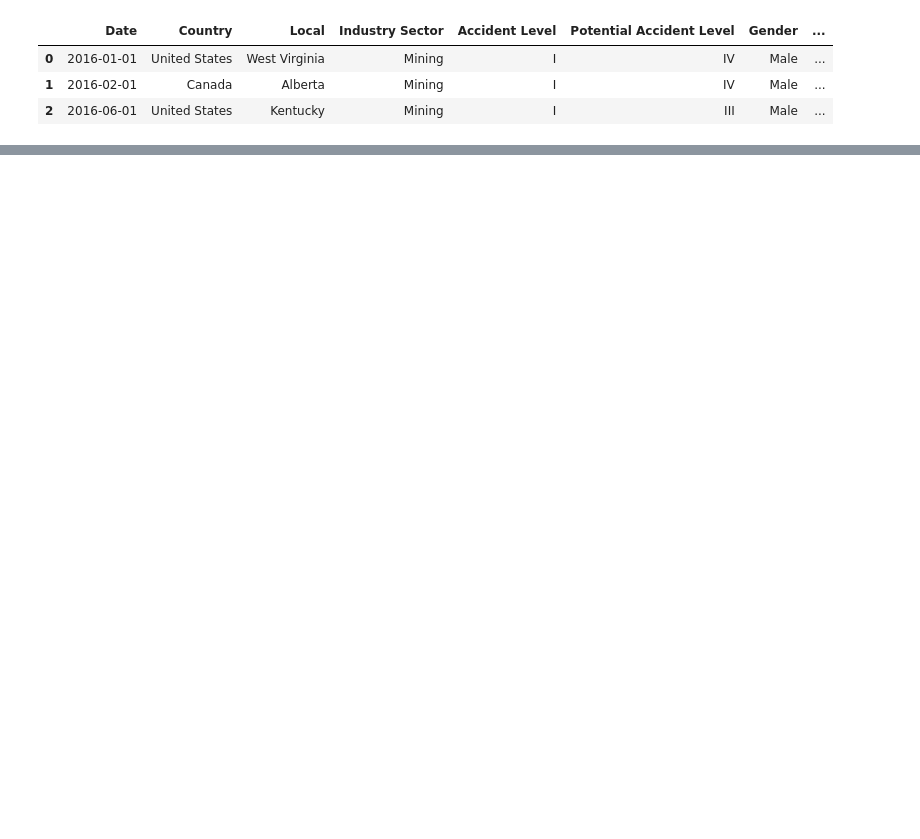
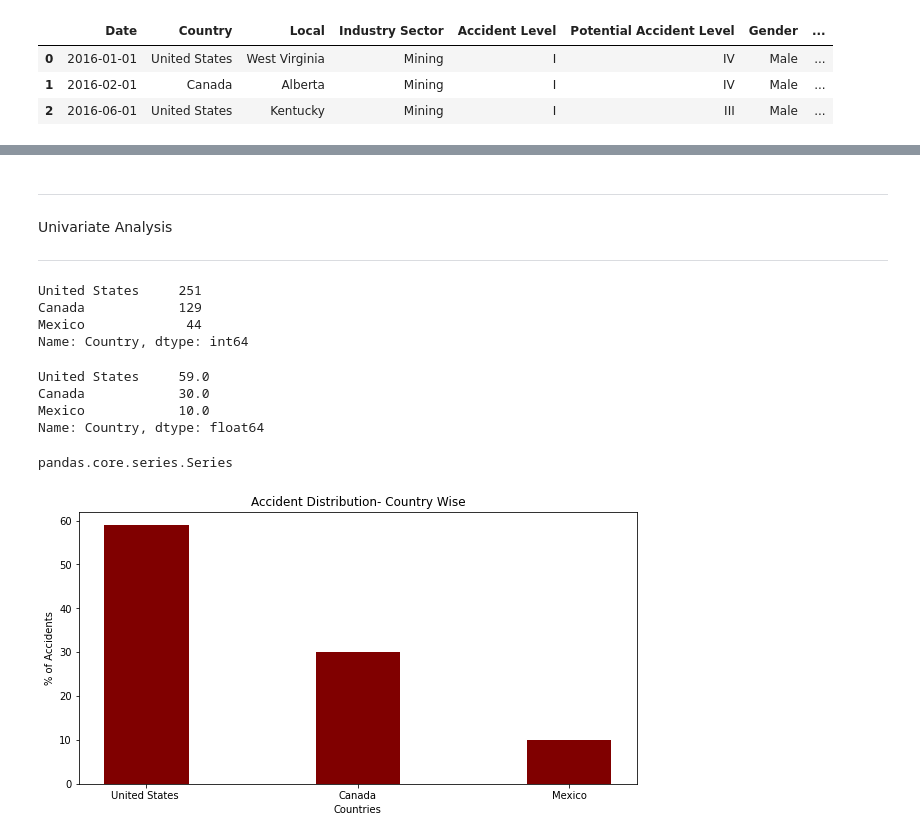
Before and after one commit to gauravpks/ml-repo, a Jupyter notebook: IndustrialSafetyDS/Industrial_Accident_Causal_Analysis.ipynb, the cells around one changed output, grey strips where cells are left out. Drawn from its saved outputs; the diff is of its cells as text; code cells hidden in the pictures; blank space fills up the shorter version.

```diff
--- a/IndustrialSafetyDS/Industrial_Accident_Causal_Analysis.ipynb
+++ b/IndustrialSafetyDS/Industrial_Accident_Causal_Analysis.ipynb
@@ -123,0 +128,40 @@ df.head(3)
+# %% [markdown]
+
+
+---
+Univariate Analysis
+
+
+---
+# %%
+df['Country'].value_counts()
+# %% [output]
+United States     251
+Canada            129
+Mexico             44
+Name: Country, dtype: int64
+# %%
+country_cnt = np.round(df['Country'].value_counts(normalize=True) * 100)
+country_cnt
+# %% [output]
+United States     59.0
+Canada            30.0
+Mexico            10.0
+Name: Country, dtype: float64
+# %%
+type(country_cnt)
+# %% [output]
+pandas.core.series.Series
+# %%
+percent = country_cnt.to_numpy()
+country = country_cnt.keys().values
+# %%
+fig = plt.figure(figsize = (10, 5))
+plt.bar(country, percent, color ='maroon',
+        width = 0.4)
+plt.xlabel("Countries")
+plt.ylabel("% of Accidents")
+plt.title("Accident Distribution- Country Wise")
+plt.show()
+# %% [output]
+[figure, added]
```
Also changed, not shown: parts of 3 cells of this notebook.
